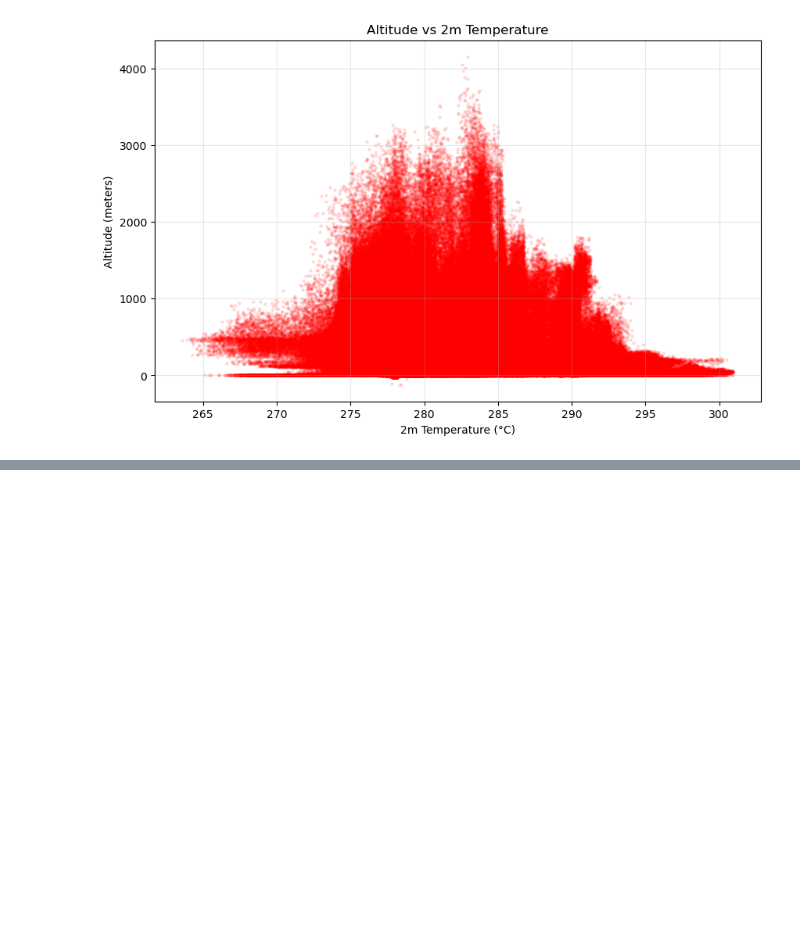
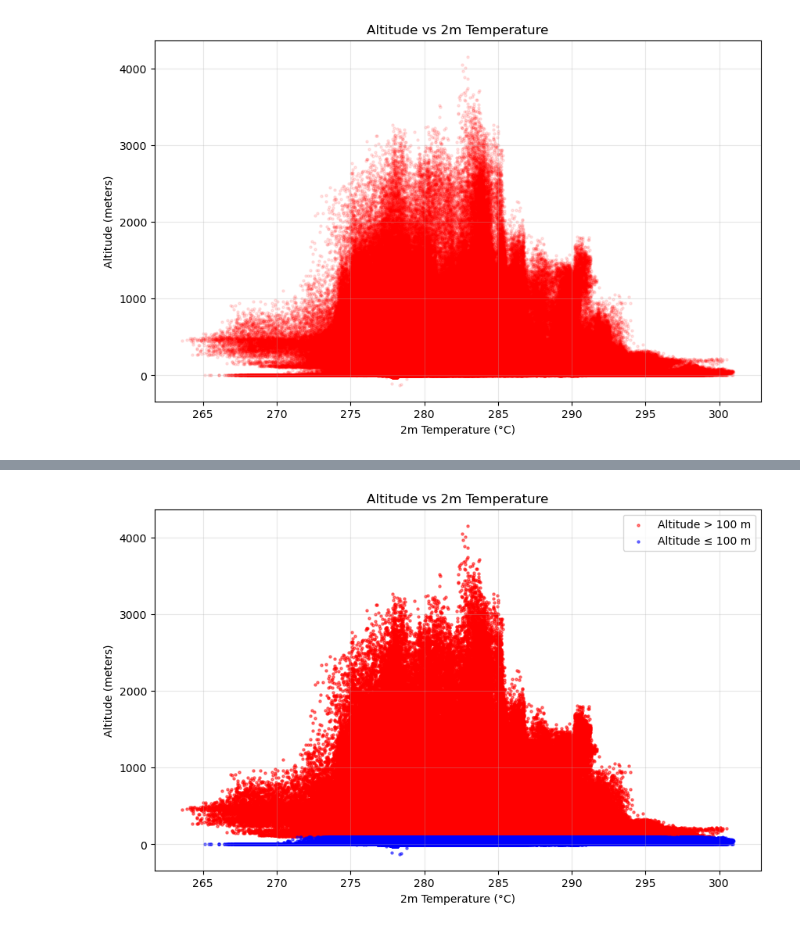
Before and after one commit to fquaren/AdaptationSandbox, a Jupyter notebook: notebooks/COSMO_clim.ipynb, the cells around one changed output, grey strips where cells are left out. Saved outputs shown, nothing was run; the diff lists cells and outputs as text; code cells hidden in the pictures; blank space fills up the shorter version.

```diff
--- a/notebooks/COSMO_clim.ipynb
+++ b/notebooks/COSMO_clim.ipynb
@@ -263,3 +368,102 @@ temp_file = '/Users/fquareng/data/T_2M.nc'
 plot_altitude_vs_temperature(dem_file, temp_file)
 # %% [output]
 [figure]
+# %%
+import numpy as np
+import matplotlib.pyplot as plt
+import rasterio
+import xarray as xr
+import seaborn as sns
+
+def plot_altitude_vs_temperature(dem_file, temp_file, variable="T_2M", time_step=0, threshold=1000):
+    # Load DEM data
+    with rasterio.open(dem_file) as dem_src:
+        altitude = dem_src.read(1)  # Read the first (and usually only) band
+        dem_transform = dem_src.transform
+
+    # Load temperature data
+    temp_ds = xr.open_dataset(temp_file)
+    temperature = temp_ds[variable].isel(time=time_step).values  # Select the first time step
+
+    # Check dimensions match
+    if altitude.shape != temperature.shape:
+        raise ValueError("Altitude and temperature dimensions do not match. Check input files.")
+
+    # Flatten the 2D grid into 1D arrays
+    altitude_flat = altitude.flatten()
+    temperature_flat = temperature.flatten()
+
+    # Remove NaN values (common in geospatial data)
+    valid_mask = ~np.isnan(altitude_flat) & ~np.isnan(temperature_flat)
+    altitude_flat = altitude_flat[valid_mask]
+    temperature_flat = temperature_flat[valid_mask]
+
+    # Create a mask for altitude > threshold
+    mask_above_threshold = altitude_flat > threshold
+
+    # Count the number of points above and below the threshold
+    num_above_threshold = np.sum(mask_above_threshold)
+    num_below_threshold = np.sum(~mask_above_threshold)
+
+    # Print the counts
+    print(f"Number of points with altitude > {threshold} meters: {num_above_threshold}")
+    print(f"Number of points with altitude ≤ {threshold} meters: {num_below_threshold}")
+
+    # Scatter plot with two colors based on altitude
+    plt.figure(figsize=(10, 6))
+
+    # Plot points where altitude is above the threshold in one color
+    plt.scatter(temperature_flat[mask_above_threshold], altitude_flat[mask_above_threshold],
+                s=5, alpha=0.5, c='red', label=f'Altitude > {threshold} m')
+
+    # Plot points where altitude is below or equal to the threshold in another color
+    plt.scatter(temperature_flat[~mask_above_threshold], altitude_flat[~mask_above_threshold],
+                s=5, alpha=0.5, c='blue', label=f'Altitude ≤ {threshold} m')
+
+    plt.title("Altitude vs 2m Temperature")
+    plt.ylabel("Altitude (meters)")
+    plt.xlabel("2m Temperature (°C)")
+    plt.grid(alpha=0.3)
+
+    # Add legend
+    plt.legend()
+
+    # Show plot
+    plt.show()
+
+    # Call the function to plot the normalized temperature distribution for points above and below the threshold
+    plot_normalized_temperature_distribution(temperature_flat, mask_above_threshold)
+
+def plot_normalized_temperature_distribution(temperature_flat, mask_above_threshold):
+    # Filter temperature data for points above and below the threshold
+    temperature_above_threshold = temperature_flat[mask_above_threshold]
+    temperature_below_threshold = temperature_flat[~mask_above_threshold]
+
+    # Plot distribution (Histogram) with normalized frequency
+    plt.figure(figsize=(10, 6))
+
+    # Plot the normalized distribution for points above the threshold in red
+    sns.histplot(temperature_above_threshold, kde=True, bins=30, color='red', label="Above threshold", stat='density', alpha=0.6)
+
+    # Plot the normalized distribution for points below the threshold in blue
+    sns.histplot(temperature_below_threshold, kde=True, bins=30, color='blue', label="Below threshold", stat='density', alpha=0.6)
+
+    plt.title("Normalized Temperature Distribution for Points Above and Below Threshold Altitude")
+    plt.xlabel("Temperature (°C)")
+    plt.ylabel("Density")
+    plt.grid(alpha=0.3)
+
+    # Add legend
+    plt.legend()
+
+    # Show plot
+    plt.show()
+
+# Example usage
+dem_file = '/Users/fquareng/data/europe_dem_low_res.tif'
+temp_file = '/Users/fquareng/data/T_2M.nc'
+plot_altitude_vs_temperature(dem_file, temp_file, threshold=100)
+plot_altitude_vs_temperature(dem_file, temp_file, threshold=800)
+plot_altitude_vs_temperature(dem_file, temp_file, threshold=2000)
+plot_altitude_vs_temperature(dem_file, temp_file, threshold=3000)
+# %% [output]
@@ -265,0 +472 @@ plot_altitude_vs_temperature(dem_file, temp_file)
+[figure, added]
```
Also changed, not shown: parts of 13 cells of this notebook.
